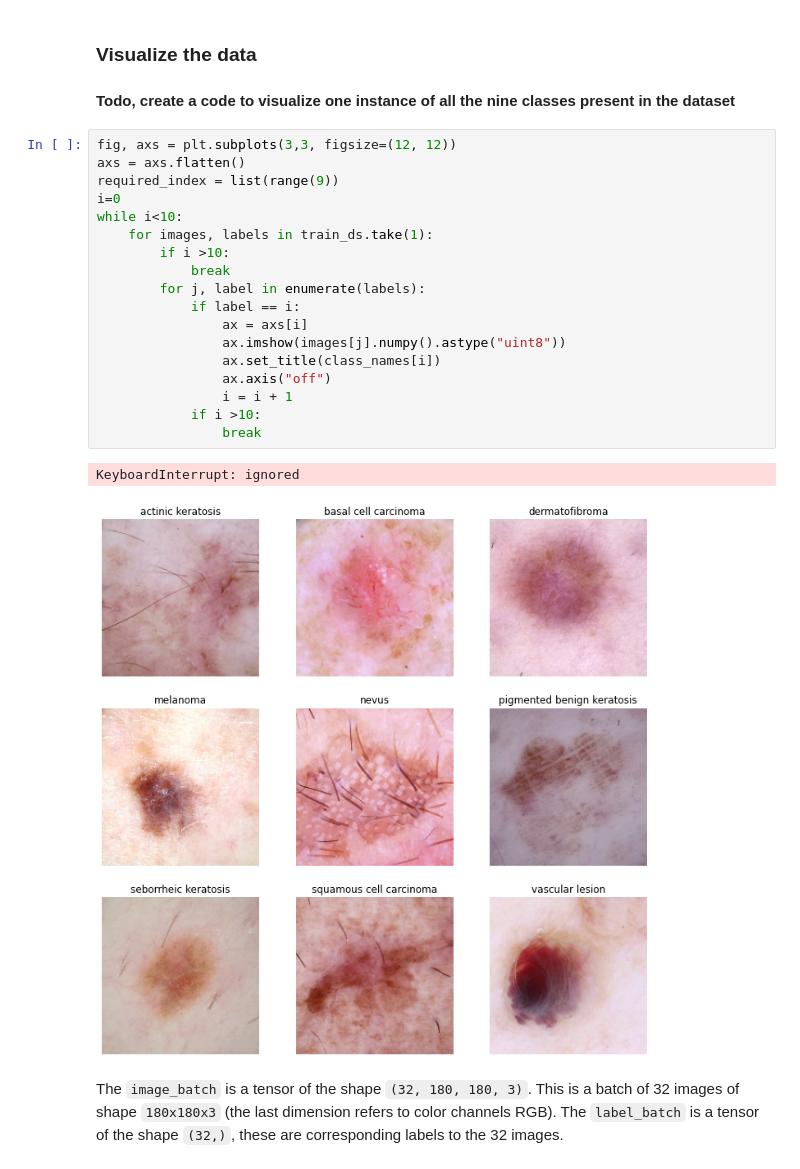
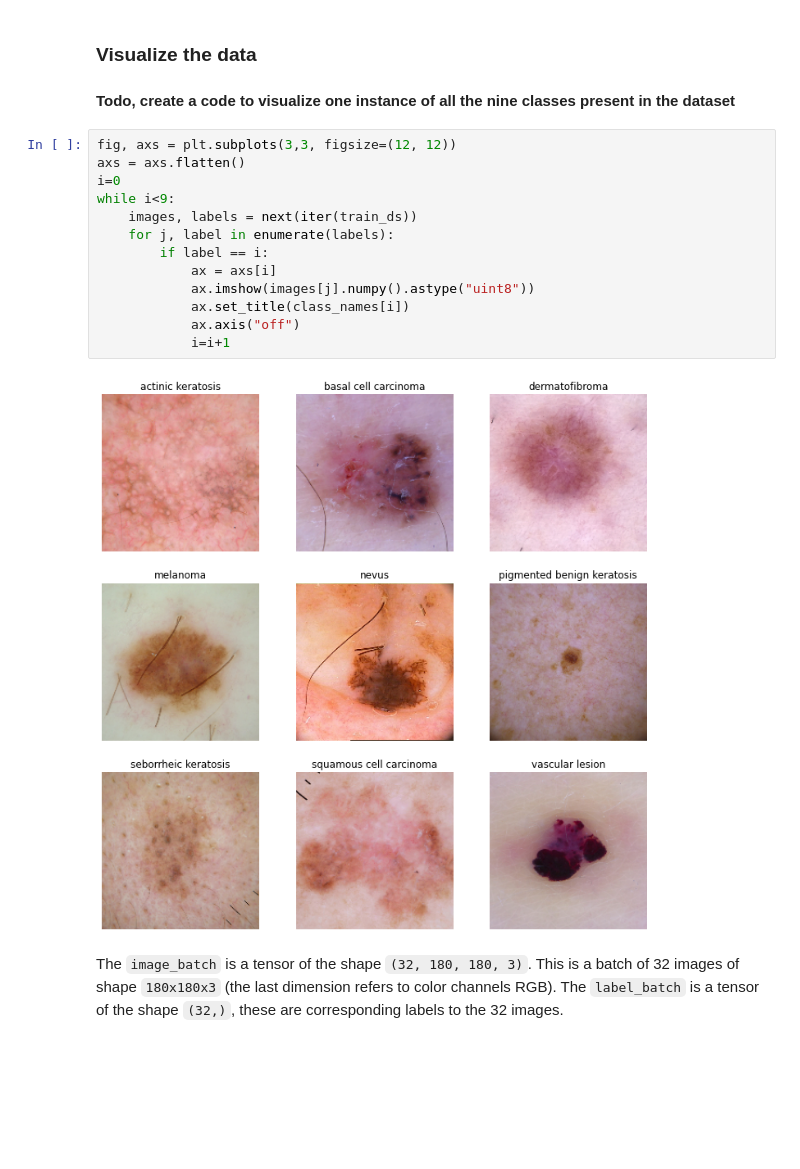
Before and after one commit to Nithin-Jacob/Melanoma-Detection-Assignment, a Jupyter notebook: Nithin_John_Jacob_nn.ipynb, the cells around one changed output. Drawn from its saved outputs; the diff is of its cells as text; blank space fills up the shorter version.

```diff
--- a/Nithin_John_Jacob_nn.ipynb
+++ b/Nithin_John_Jacob_nn.ipynb
@@ -116,24 +116,18 @@ print(class_names)
 # %%
 fig, axs = plt.subplots(3,3, figsize=(12, 12))
 axs = axs.flatten()
-required_index = list(range(9))
 i=0
-while i<10:
-    for images, labels in train_ds.take(1):
-        if i >10:
-            break
-        for j, label in enumerate(labels):
-            if label == i:
-                ax = axs[i]
-                ax.imshow(images[j].numpy().astype("uint8"))
-                ax.set_title(class_names[i])
-                ax.axis("off")
-                i = i + 1
-            if i >10:
-                break
+while i<9:
+    images, labels = next(iter(train_ds))
+    for j, label in enumerate(labels):
+        if label == i:
+            ax = axs[i]
+            ax.imshow(images[j].numpy().astype("uint8"))
+            ax.set_title(class_names[i])
+            ax.axis("off")
+            i=i+1
 # %% [output]
-KeyboardInterrupt: ignored
-[figure, old version]
+[figure, new version]
 # %% [markdown]
 The `image_batch` is a tensor of the shape `(32, 180, 180, 3)`. This is a batch of 32 images of shape `180x180x3` (the last dimension refers to color channels RGB). The `label_batch` is a tensor of the shape `(32,)`, these are corresponding labels to the 32 images.
 # %% [markdown]
```
Also changed, not shown: 3 other files.
